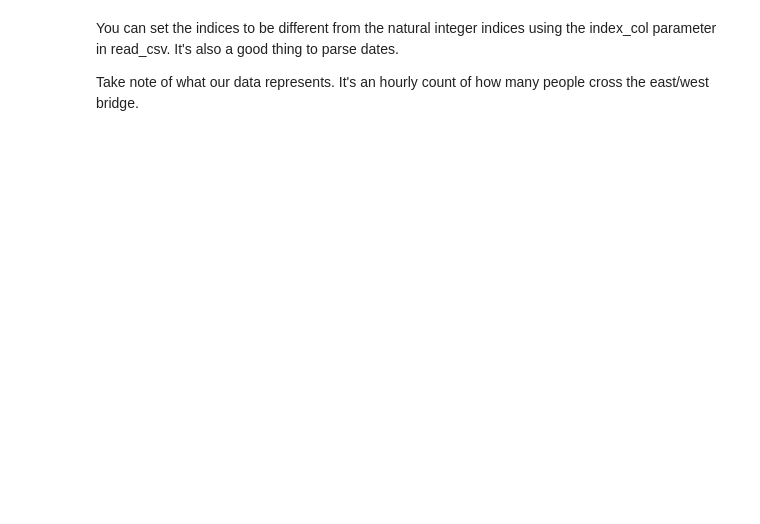
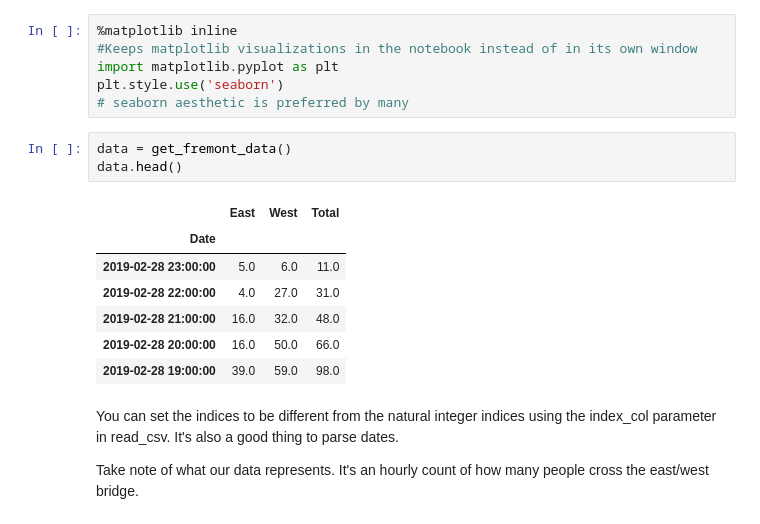
Before and after one commit to devinthai/Jupyter-Workflow, a Jupyter notebook: Loading and Visualizing Data.ipynb, the cells around one changed output. Cells and saved outputs as stored; diff of their text form; blank space fills up the shorter version.

```diff
--- a/Loading and Visualizing Data.ipynb
+++ b/Loading and Visualizing Data.ipynb
@@ -21,3 +16,20 @@ data.head()
+# %%
+%matplotlib inline
+#Keeps matplotlib visualizations in the notebook instead of in its own window
+import matplotlib.pyplot as plt
+plt.style.use('seaborn')
+# seaborn aesthetic is preferred by many
+# %%
+data = get_fremont_data()
+data.head()
+# %% [output]
+|  | East | West | Total |
+| Date |  |  |  |
+| 2019-02-28 23:00:00 | 5.0 | 6.0 | 11.0 |
+| 2019-02-28 22:00:00 | 4.0 | 27.0 | 31.0 |
+| 2019-02-28 21:00:00 | 16.0 | 32.0 | 48.0 |
+| 2019-02-28 20:00:00 | 16.0 | 50.0 | 66.0 |
+| 2019-02-28 19:00:00 | 39.0 | 59.0 | 98.0 |
 # %% [markdown]
 You can set the indices to be different from the natural integer indices using the index_col parameter in read_csv. It's also a good thing to parse dates.
 
```
Also changed, not shown: parts of 11 cells of this notebook.
